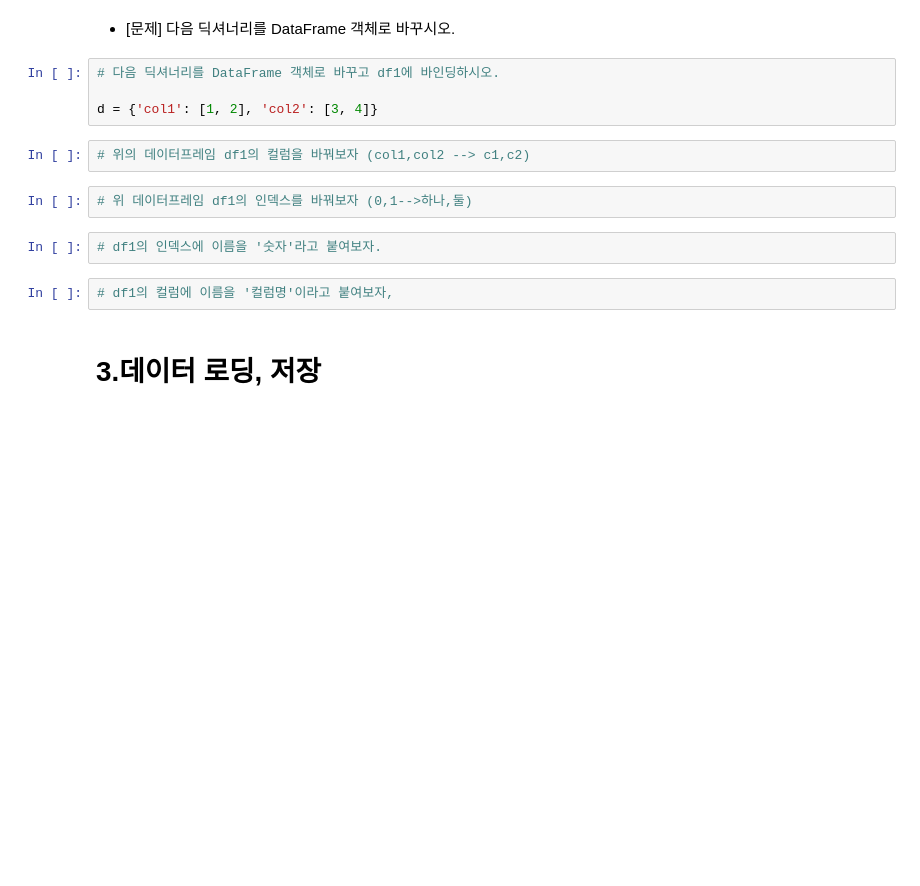
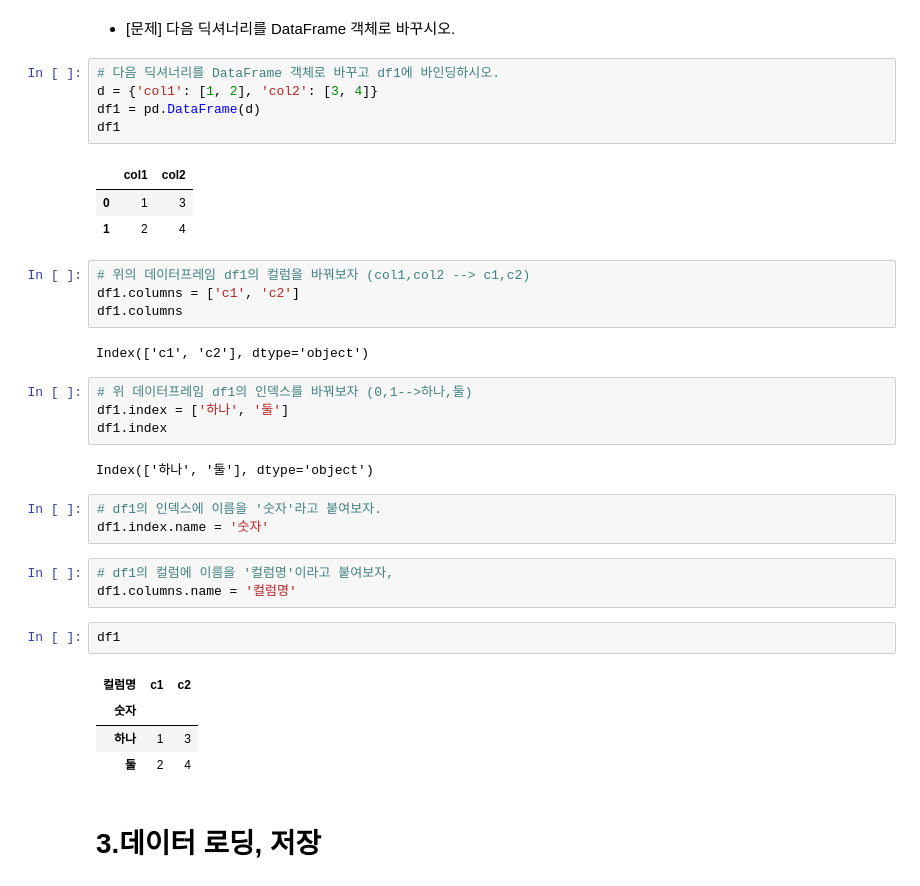
Before and after one commit to HyoJInNam/Python, a Jupyter notebook: pandas.ipynb, the cells around one changed output. Drawn from its saved outputs; the diff is of its cells as text; blank space fills up the shorter version.

```diff
--- a/pandas.ipynb
+++ b/pandas.ipynb
@@ -464,16 +504,38 @@ array([[ 0,  1,  2,  3,  4],
 - [문제] 다음 딕셔너리를 DataFrame 객체로 바꾸시오.
 # %%
 # 다음 딕셔너리를 DataFrame 객체로 바꾸고 df1에 바인딩하시오.
-
 d = {'col1': [1, 2], 'col2': [3, 4]}
+df1 = pd.DataFrame(d)
+df1
+# %% [output]
+|  | col1 | col2 |
+| 0 | 1 | 3 |
+| 1 | 2 | 4 |
 # %%
 # 위의 데이터프레임 df1의 컬럼을 바꿔보자 (col1,col2 --> c1,c2)
+df1.columns = ['c1', 'c2']
+df1.columns
+# %% [output]
+Index(['c1', 'c2'], dtype='object')
 # %%
 # 위 데이터프레임 df1의 인덱스를 바꿔보자 (0,1-->하나,둘)
+df1.index = ['하나', '둘']
+df1.index
+# %% [output]
+Index(['하나', '둘'], dtype='object')
 # %%
 # df1의 인덱스에 이름을 '숫자'라고 붙여보자.
+df1.index.name = '숫자'
 # %%
 # df1의 컬럼에 이름을 '컬럼명'이라고 붙여보자,
+df1.columns.name = '컬럼명'
+# %%
+df1
+# %% [output]
+| 컬럼명 | c1 | c2 |
+| 숫자 |  |  |
+| 하나 | 1 | 3 |
+| 둘 | 2 | 4 |
 # %% [markdown]
 # 3.데이터 로딩, 저장
 # %% [markdown]
```
Also changed, not shown: parts of 84 cells of this notebook.
